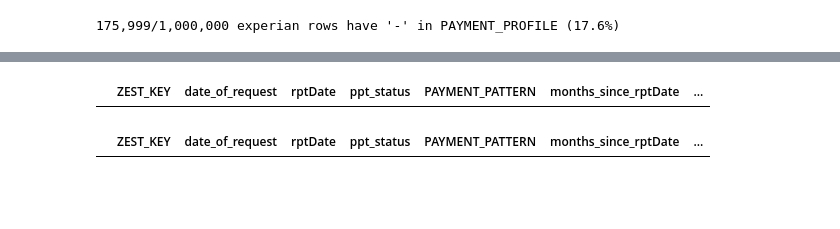
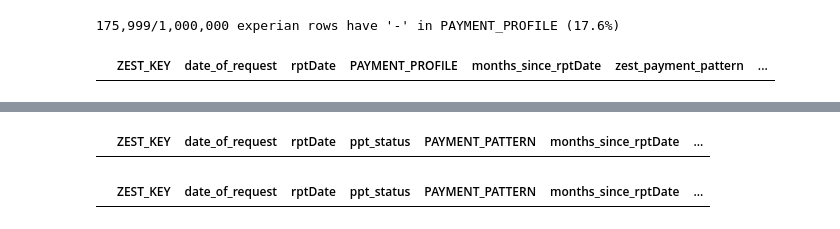
Before and after one commit to jagzest/payment-processor-research, a Jupyter notebook: RealDataExample.ipynb, the cells around one changed output, grey strips where cells are left out. Cells and saved outputs as stored; diff of their text form; code cells hidden in the pictures; blank space fills up the shorter version.

```diff
--- a/RealDataExample.ipynb
+++ b/RealDataExample.ipynb
@@ -247,6 +247,12 @@ print(f"{len(has_dash):,}/{len(exp):,} experian rows have '-' in PAYMENT_PROFILE
     f"({len(has_dash) / len(exp) * 100:.1f}%)")
 # %% [output]
 175,999/1,000,000 experian rows have '-' in PAYMENT_PROFILE (17.6%)
+# %%
+has_n  = exp[exp['PAYMENT_PROFILE'].fillna('').str.contains('N', regex=False)]
+# %%
+has_n
+# %% [output]
+|  | ZEST_KEY | date_of_request | rptDate | PAYMENT_PROFILE | months_since_rptDate | zest_payment_pattern | ... |
 # %%
 has_dash
 # %% [output]
```
